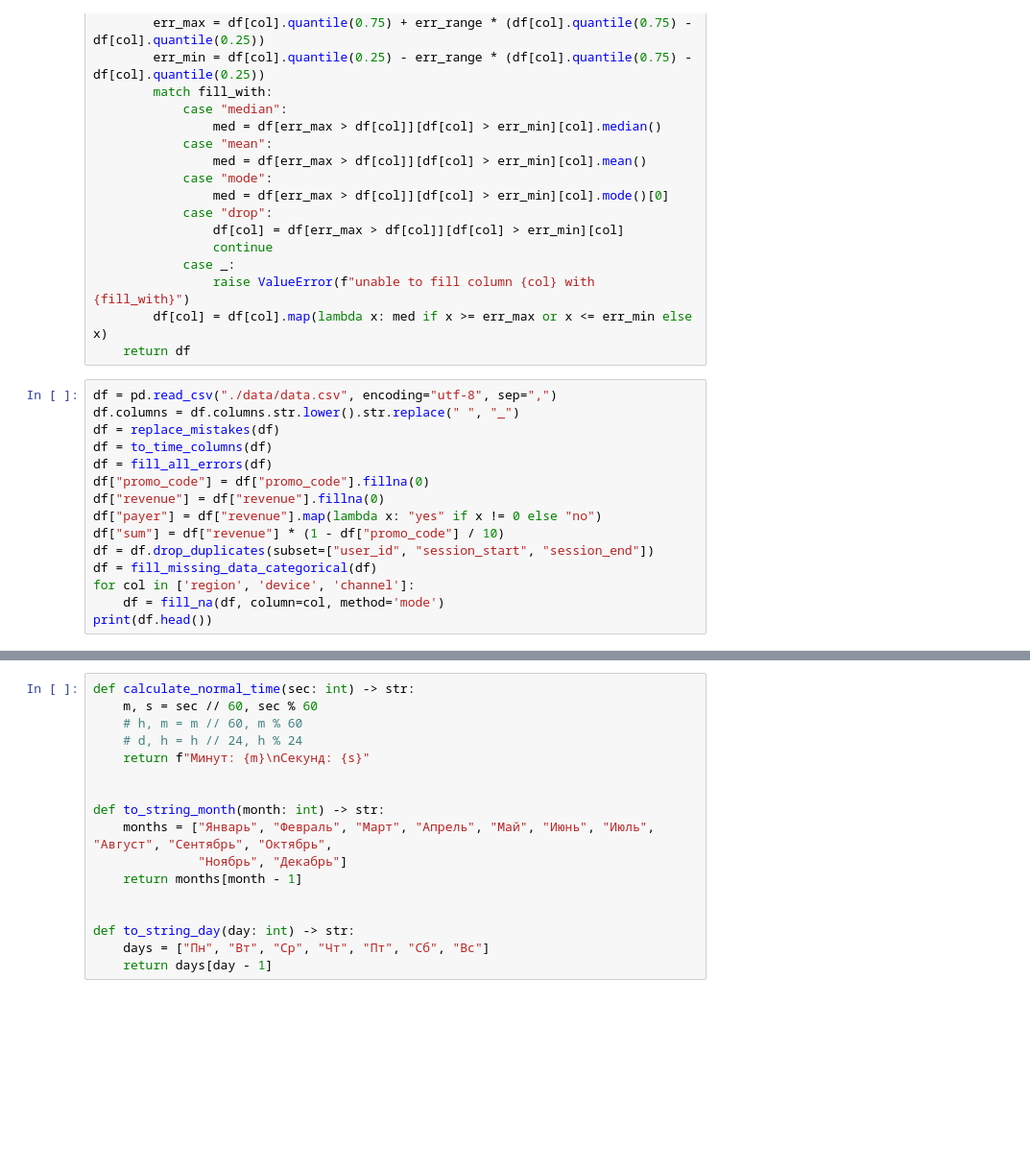
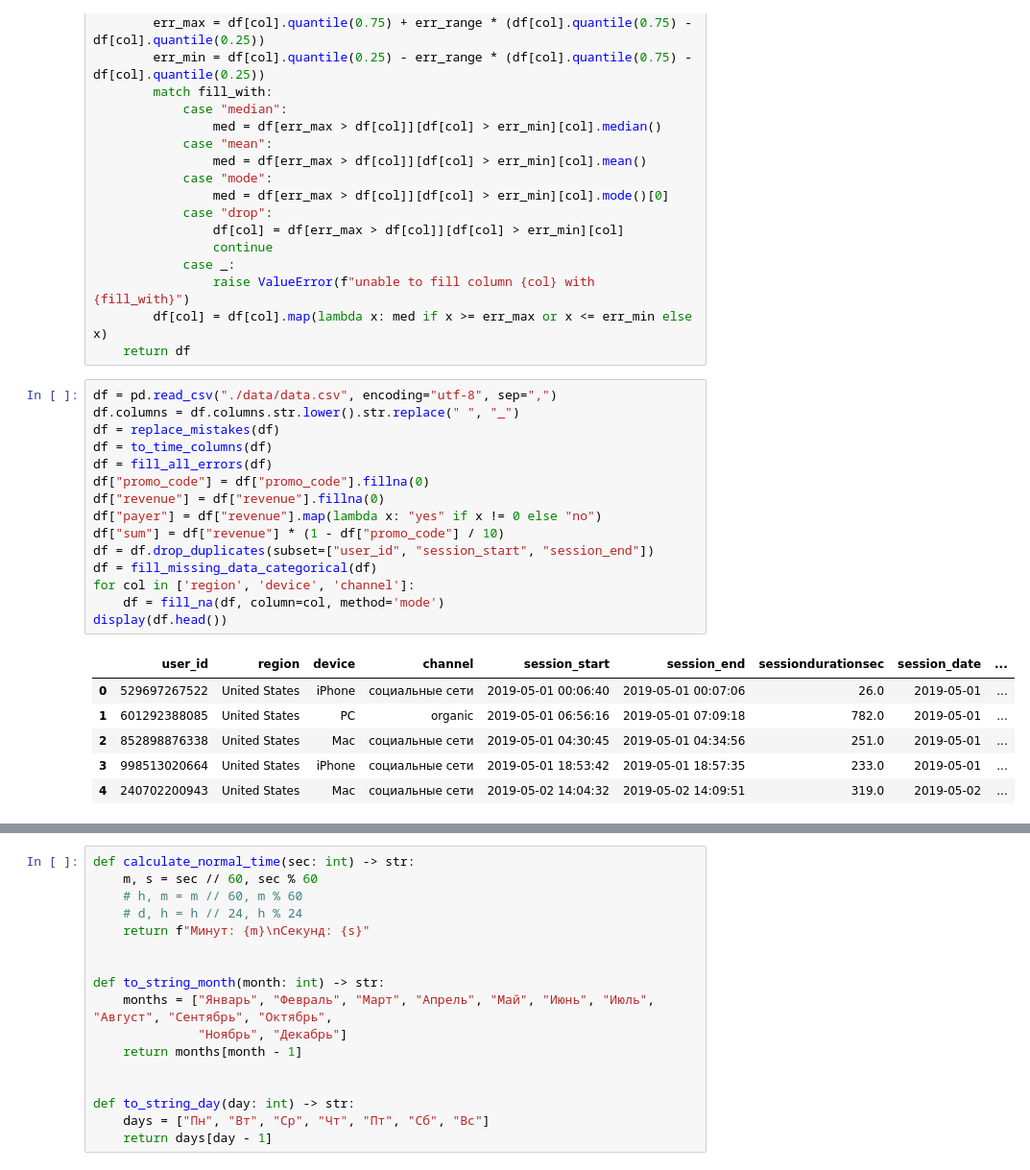
Before and after one commit to foroge/E-com_project, a Jupyter notebook: notebook.ipynb, the cells around one changed output, grey strips where cells are left out. Shown: that part at 96% size. Drawn from its saved outputs; the diff is of its cells as text; blank space fills up the shorter version.

```diff
--- a/notebook.ipynb
+++ b/notebook.ipynb
@@ -169,17 +150,24 @@ def fill_errors(df: pd.DataFrame, columns: str | list[str], fill_with: str, err_
 # %%
 df = pd.read_csv("./data/data.csv", encoding="utf-8", sep=",")
 df.columns = df.columns.str.lower().str.replace(" ", "_")
 df = replace_mistakes(df)
 df = to_time_columns(df)
 df = fill_all_errors(df)
 df["promo_code"] = df["promo_code"].fillna(0)
 df["revenue"] = df["revenue"].fillna(0)
 df["payer"] = df["revenue"].map(lambda x: "yes" if x != 0 else "no")
 df["sum"] = df["revenue"] * (1 - df["promo_code"] / 10)
 df = df.drop_duplicates(subset=["user_id", "session_start", "session_end"])
 df = fill_missing_data_categorical(df)
 for col in ['region', 'device', 'channel']:
     df = fill_na(df, column=col, method='mode')
-print(df.head())
+display(df.head())
+# %% [output]
+|  | user_id | region | device | channel | session_start | session_end | sessiondurationsec | session_date | ... |
+| 0 | 529697267522 | United States | iPhone | социальные сети | 2019-05-01 00:06:40 | 2019-05-01 00:07:06 | 26.0 | 2019-05-01 | ... |
+| 1 | 601292388085 | United States | PC | organic | 2019-05-01 06:56:16 | 2019-05-01 07:09:18 | 782.0 | 2019-05-01 | ... |
+| 2 | 852898876338 | United States | Mac | социальные сети | 2019-05-01 04:30:45 | 2019-05-01 04:34:56 | 251.0 | 2019-05-01 | ... |
+| 3 | 998513020664 | United States | iPhone | социальные сети | 2019-05-01 18:53:42 | 2019-05-01 18:57:35 | 233.0 | 2019-05-01 | ... |
+| 4 | 240702200943 | United States | Mac | социальные сети | 2019-05-02 14:04:32 | 2019-05-02 14:09:51 | 319.0 | 2019-05-02 | ... |
 # %%
 new_df_dub = df[df["user_id"].isin(df["user_id"][df["user_id"].duplicated()])].sort_values("user_id")
```
Also changed, not shown: parts of 11 cells of this notebook, 2 other files.
